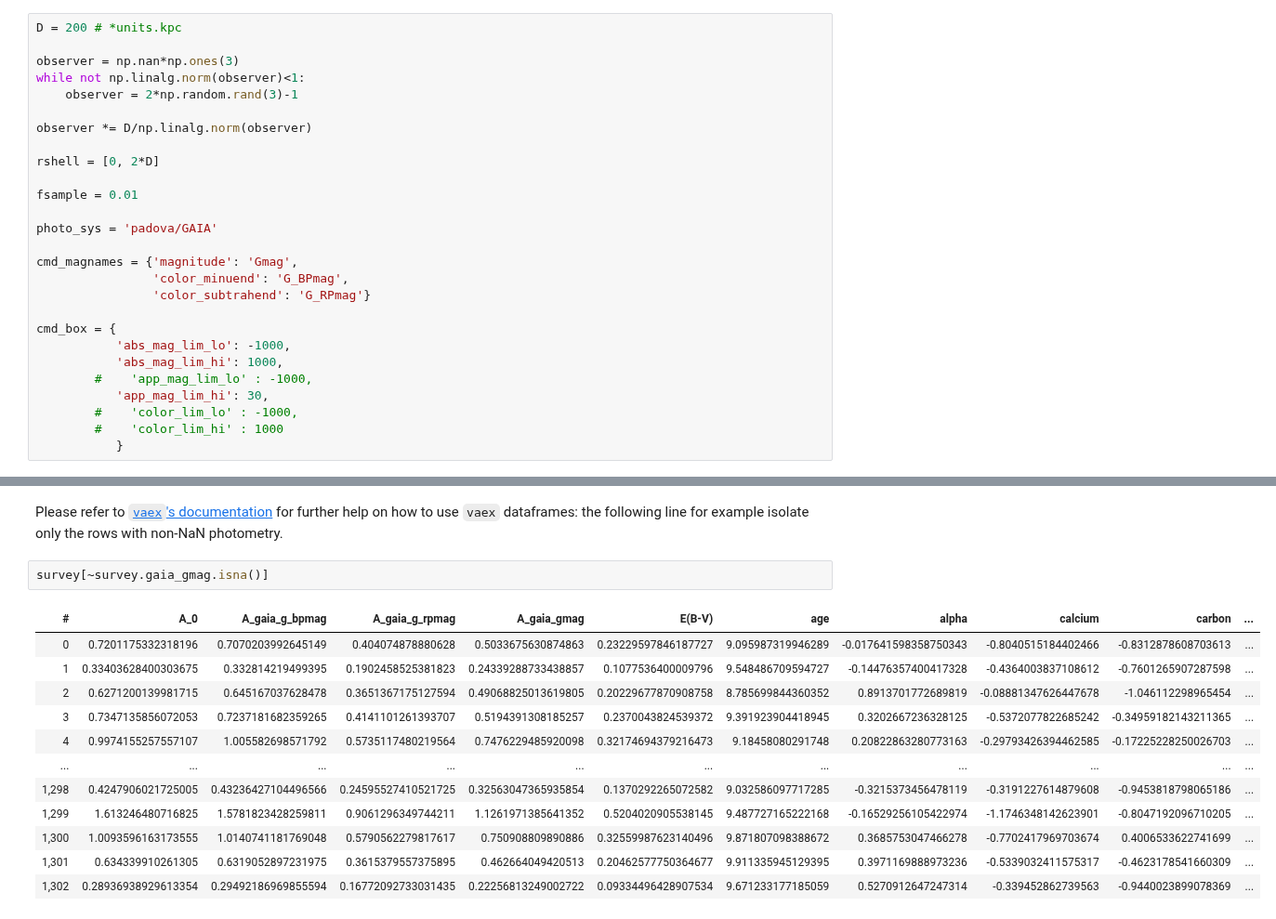
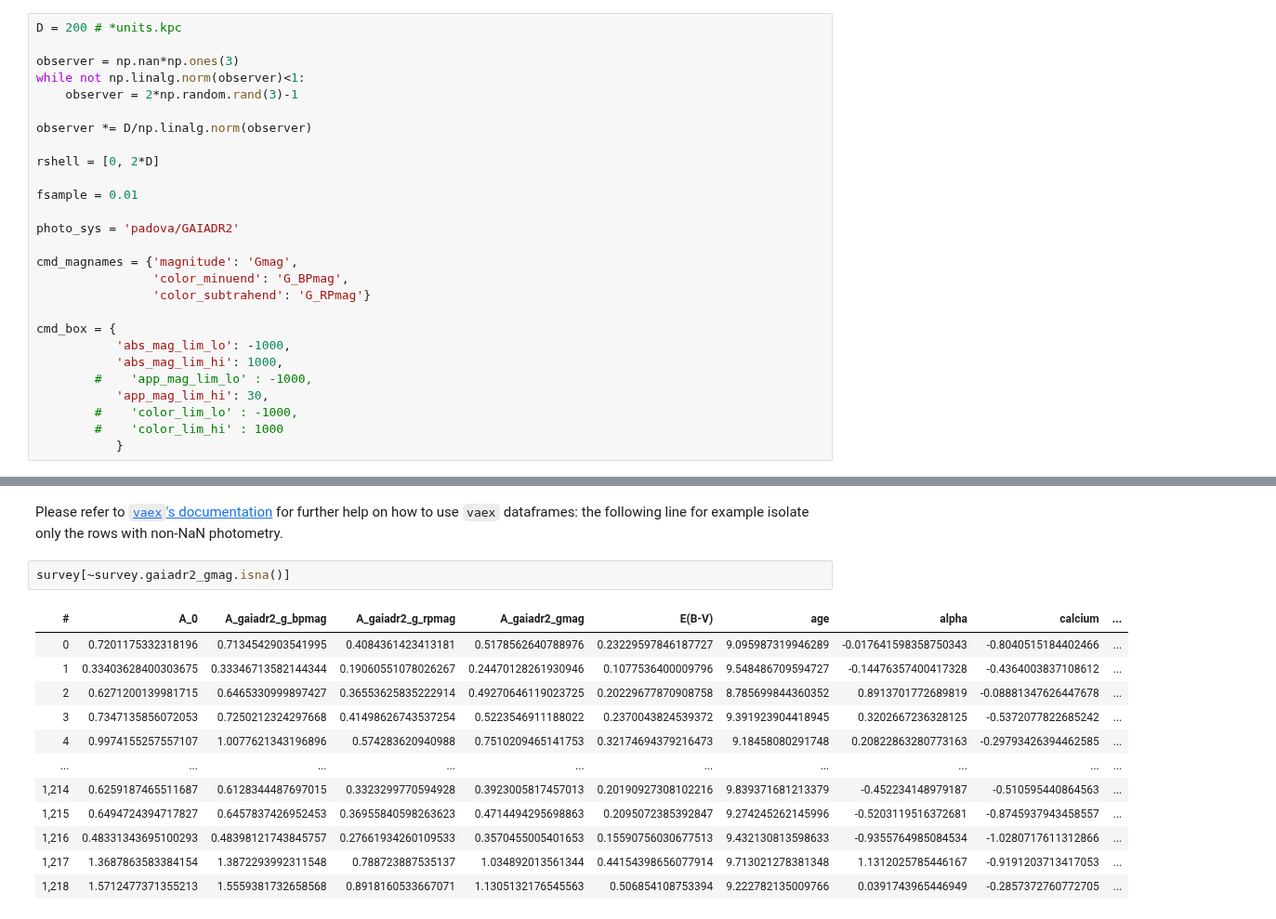
Before and after one commit to athob/py-ananke, a Jupyter notebook: jupyter/testing_ananke.ipynb, the cells around one changed output, grey strips where cells are left out. Shown at 93% size. Drawn from its saved outputs; the diff is of its cells as text.

Commit message:
Everything set on Gaia photometric system is now set for Gaia DR2 as in Sanderson et al. 2020

```diff
--- a/jupyter/testing_ananke.ipynb
+++ b/jupyter/testing_ananke.ipynb
@@ -47,7 +47,7 @@ rshell = [0, 2*D]
 
 fsample = 0.01
 
-photo_sys = 'padova/GAIA'
+photo_sys = 'padova/GAIADR2'
 
 cmd_magnames = {'magnitude': 'Gmag',
                 'color_minuend': 'G_BPmag',
@@ -188,17 +188,17 @@ survey
 # %% [markdown]
 Please refer to [`vaex`'s documentation](https://vaex.io/docs/tutorial.html) for further help on how to use `vaex` dataframes: the following line for example isolate only the rows with non-NaN photometry.
 # %%
-survey[~survey.gaia_gmag.isna()]
+survey[~survey.gaiadr2_gmag.isna()]
 # %% [output]
-| # | A_0 | A_gaia_g_bpmag | A_gaia_g_rpmag | A_gaia_gmag | E(B-V) | age | alpha | calcium | carbon | ... |
-| 0 | 0.7201175332318196 | 0.7070203992645149 | 0.404074878880628 | 0.5033675630874863 | 0.23229597846187727 | 9.095987319946289 | -0.017641598358750343 | -0.8040515184402466 | -0.8312878608703613 | ... |
-| 1 | 0.33403628400303675 | 0.332814219499395 | 0.1902458525381823 | 0.24339288733438857 | 0.1077536400009796 | 9.548486709594727 | -0.14476357400417328 | -0.4364003837108612 | -0.7601265907287598 | ... |
-| 2 | 0.6271200139981715 | 0.645167037628478 | 0.3651367175127594 | 0.49068825013619805 | 0.20229677870908758 | 8.785699844360352 | 0.8913701772689819 | -0.08881347626447678 | -1.046112298965454 | ... |
-| 3 | 0.7347135856072053 | 0.7237181682359265 | 0.4141101261393707 | 0.5194391308185257 | 0.2370043824539372 | 9.391923904418945 | 0.3202667236328125 | -0.5372077822685242 | -0.34959182143211365 | ... |
-| 4 | 0.9974155257557107 | 1.005582698571792 | 0.5735117480219564 | 0.7476229485920098 | 0.32174694379216473 | 9.18458080291748 | 0.20822863280773163 | -0.29793426394462585 | -0.17225228250026703 | ... |
-| ... | ... | ... | ... | ... | ... | ... | ... | ... | ... | ... |
-| 1,298 | 0.4247906021725005 | 0.43236427104496566 | 0.24595527410521725 | 0.32563047365935854 | 0.1370292265072582 | 9.032586097717285 | -0.3215373456478119 | -0.3191227614879608 | -0.9453818798065186 | ... |
-| 1,299 | 1.613246480716825 | 1.5781823428259811 | 0.9061296349744211 | 1.1261971385641352 | 0.5204020905538145 | 9.487727165222168 | -0.16529256105422974 | -1.1746348142623901 | -0.8047192096710205 | ... |
-| 1,300 | 1.0093596163173555 | 1.0140741181769048 | 0.5790562279817617 | 0.750908809890886 | 0.32559987623140496 | 9.871807098388672 | 0.3685753047466278 | -0.7702417969703674 | 0.4006533622741699 | ... |
-| 1,301 | 0.634339910261305 | 0.6319052897231975 | 0.3615379557375895 | 0.462664049420513 | 0.20462577750364677 | 9.911335945129395 | 0.3971169888973236 | -0.5339032411575317 | -0.4623178541660309 | ... |
-| 1,302 | 0.28936938929613354 | 0.29492186969855594 | 0.16772092733031435 | 0.22256813249002722 | 0.09334496428907534 | 9.671233177185059 | 0.5270912647247314 | -0.339452862739563 | -0.9440023899078369 | ... |
+| # | A_0 | A_gaiadr2_g_bpmag | A_gaiadr2_g_rpmag | A_gaiadr2_gmag | E(B-V) | age | alpha | calcium | ... |
+| 0 | 0.7201175332318196 | 0.7134542903541995 | 0.4084361423413181 | 0.5178562640788976 | 0.23229597846187727 | 9.095987319946289 | -0.017641598358750343 | -0.8040515184402466 | ... |
+| 1 | 0.33403628400303675 | 0.33346713582144344 | 0.19060551078026267 | 0.24470128261930946 | 0.1077536400009796 | 9.548486709594727 | -0.14476357400417328 | -0.4364003837108612 | ... |
+| 2 | 0.6271200139981715 | 0.6465330999897427 | 0.36553625835222914 | 0.49270646119023725 | 0.20229677870908758 | 8.785699844360352 | 0.8913701772689819 | -0.08881347626447678 | ... |
+| 3 | 0.7347135856072053 | 0.7250212324297668 | 0.41498626743537254 | 0.5223546911188022 | 0.2370043824539372 | 9.391923904418945 | 0.3202667236328125 | -0.5372077822685242 | ... |
+| 4 | 0.9974155257557107 | 1.0077621343196896 | 0.574283620940988 | 0.7510209465141753 | 0.32174694379216473 | 9.18458080291748 | 0.20822863280773163 | -0.29793426394462585 | ... |
+| ... | ... | ... | ... | ... | ... | ... | ... | ... | ... |
+| 1,214 | 0.6259187465511687 | 0.6128344487697015 | 0.3323299770594928 | 0.3923005817457013 | 0.20190927308102216 | 9.839371681213379 | -0.452234148979187 | -0.510595440864563 | ... |
+| 1,215 | 0.6494724394717827 | 0.6457837426952453 | 0.36955840598263623 | 0.4714494295698863 | 0.2095072385392847 | 9.274245262145996 | -0.5203119516372681 | -0.8745937943458557 | ... |
+| 1,216 | 0.48331343695100293 | 0.48398121743845757 | 0.27661934260109533 | 0.3570455005401653 | 0.15590756030677513 | 9.432130813598633 | -0.9355764985084534 | -1.0280717611312866 | ... |
+| 1,217 | 1.3687863583384154 | 1.3872293992311548 | 0.788723887535137 | 1.034892013561344 | 0.44154398656077914 | 9.713021278381348 | 1.1312025785446167 | -0.9191203713417053 | ... |
+| 1,218 | 1.5712477371355213 | 1.5559381732658568 | 0.8918160533667071 | 1.1305132176545563 | 0.506854108753394 | 9.222782135009766 | 0.0391743965446949 | -0.2857372760772705 | ... |
```
Also changed, not shown: parts of 3 cells of this notebook, 3 other files.
